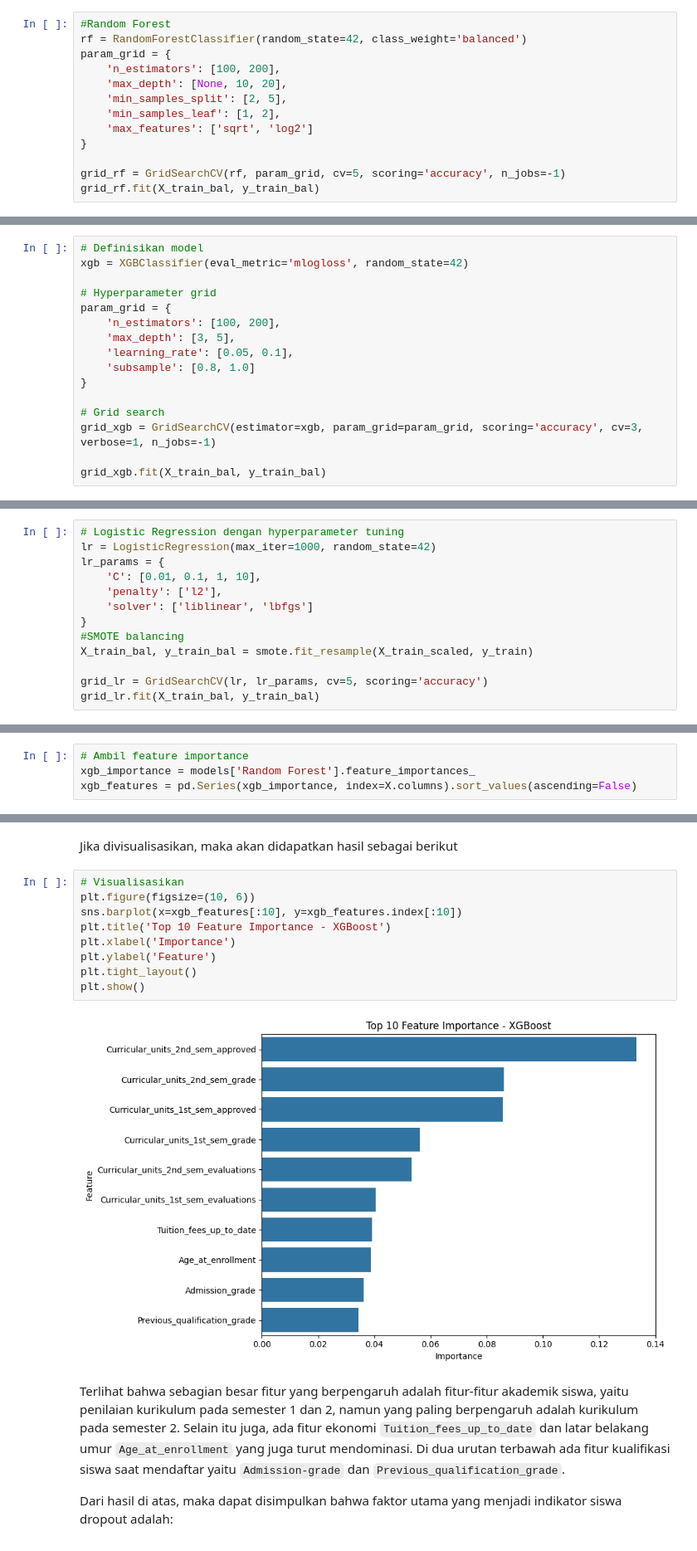
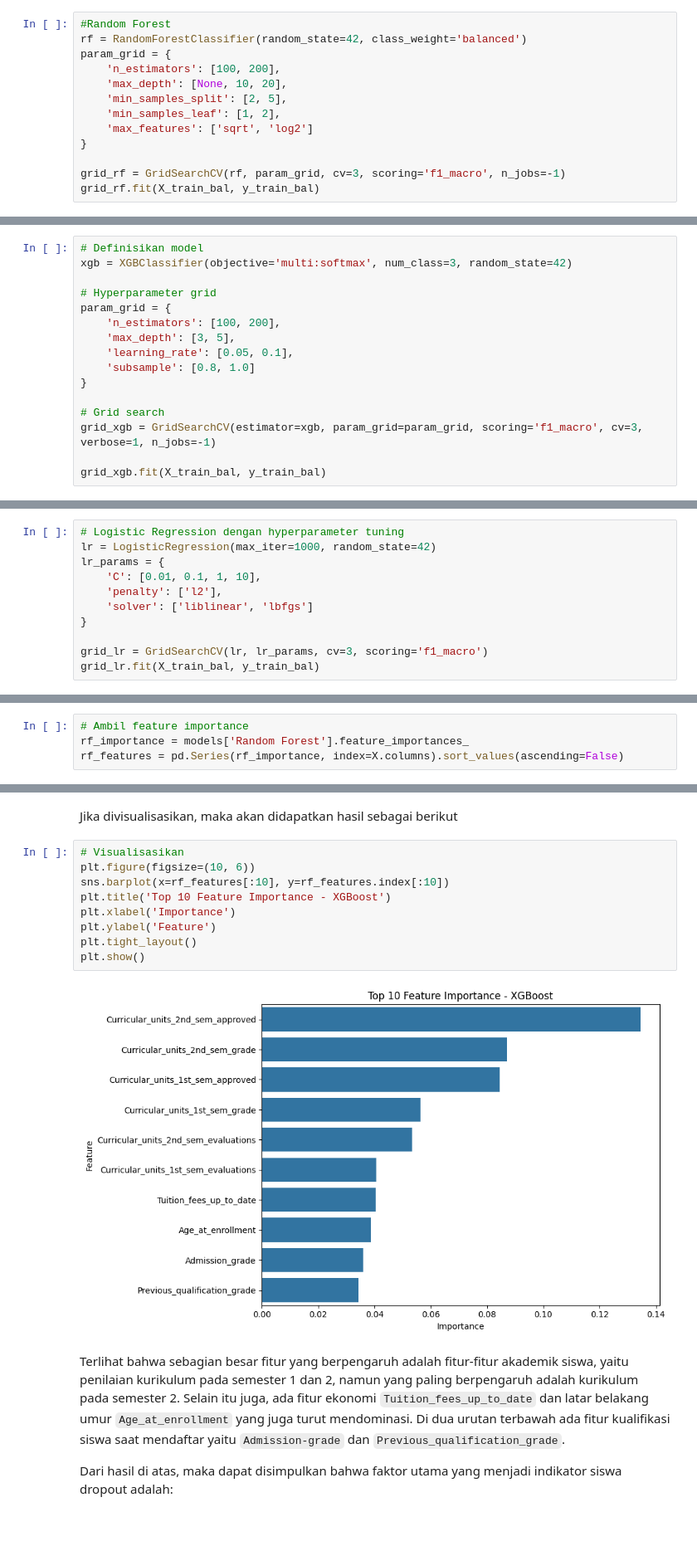
Before and after one commit to HandiSutriyan/Student-Dropout-Dashboard, a Jupyter notebook: notebook.ipynb, the cells around one changed output, grey strips where cells are left out. Shown at 83% size. Cells and saved outputs as stored; diff of their text form.

```diff
--- a/notebook.ipynb
+++ b/notebook.ipynb
@@ -477,6 +612,6 @@ param_grid = {
     'max_features': ['sqrt', 'log2']
 }
 
-grid_rf = GridSearchCV(rf, param_grid, cv=5, scoring='accuracy', n_jobs=-1)
+grid_rf = GridSearchCV(rf, param_grid, cv=3, scoring='f1_macro', n_jobs=-1)
 grid_rf.fit(X_train_bal, y_train_bal)
 # %% [output]
@@ -494,7 +629,7 @@ GridSearchCV(cv=5,
 Selanjutnya, dilakukan modelling dengan **XGBoost** dengan hyperparamter tuner `GridSearchCV()` untuk mempermudah menemukan paramter model yang optimal.
 # %%
 # Definisikan model
-xgb = XGBClassifier(eval_metric='mlogloss', random_state=42)
+xgb = XGBClassifier(objective='multi:softmax', num_class=3, random_state=42)
 
 # Hyperparameter grid
 param_grid = {
@@ -505,7 +640,7 @@ param_grid = {
 }
 
 # Grid search
-grid_xgb = GridSearchCV(estimator=xgb, param_grid=param_grid, scoring='accuracy', cv=3, verbose=1, n_jobs=-1)
+grid_xgb = GridSearchCV(estimator=xgb, param_grid=param_grid, scoring='f1_macro', cv=3, verbose=1, n_jobs=-1)
 
 grid_xgb.fit(X_train_bal, y_train_bal)
 # %% [output]
@@ -537,9 +672,7 @@ lr_params = {
     'penalty': ['l2'],
     'solver': ['liblinear', 'lbfgs']
 }
-#SMOTE balancing
-X_train_bal, y_train_bal = smote.fit_resample(X_train_scaled, y_train)
 
-grid_lr = GridSearchCV(lr, lr_params, cv=5, scoring='accuracy')
+grid_lr = GridSearchCV(lr, lr_params, cv=3, scoring='f1_macro')
 grid_lr.fit(X_train_bal, y_train_bal)
 # %% [output]
@@ -643,8 +774,8 @@ Maka untuk analisis selanjutnya akan berfokus pada model **Random Forest**.
 Selanjutnya dilakukan analisis `feature_importance` untuk melihat fitur-fitur yang berpengaruh signifikan terhadap model
 # %%
 # Ambil feature importance
-xgb_importance = models['Random Forest'].feature_importances_
-xgb_features = pd.Series(xgb_importance, index=X.columns).sort_values(ascending=False)
+rf_importance = models['Random Forest'].feature_importances_
+rf_features = pd.Series(rf_importance, index=X.columns).sort_values(ascending=False)
 # %% [markdown]
 Di bawah ini adalah 10 fitur dengan nilai yang paling tinggi
 # %%
@@ -666,14 +797,14 @@ Jika divisualisasikan, maka akan didapatkan hasil sebagai berikut
 # %%
 # Visualisasikan
 plt.figure(figsize=(10, 6))
-sns.barplot(x=xgb_features[:10], y=xgb_features.index[:10])
+sns.barplot(x=rf_features[:10], y=rf_features.index[:10])
 plt.title('Top 10 Feature Importance - XGBoost')
 plt.xlabel('Importance')
 plt.ylabel('Feature')
 plt.tight_layout()
 plt.show()
 # %% [output]
-[figure, old version]
+[figure, new version]
 # %% [markdown]
 Terlihat bahwa sebagian besar fitur yang berpengaruh adalah fitur-fitur akademik siswa, yaitu penilaian kurikulum pada semester 1 dan 2, namun yang paling berpengaruh adalah kurikulum pada semester 2. Selain itu juga, ada fitur ekonomi `Tuition_fees_up_to_date` dan latar belakang umur `Age_at_enrollment` yang juga turut mendominasi. Di dua urutan terbawah ada fitur kualifikasi siswa saat mendaftar yaitu `Admission-grade` dan `Previous_qualification_grade`.
 
```
Also changed, not shown: parts of 25 cells of this notebook, 6 other files.
